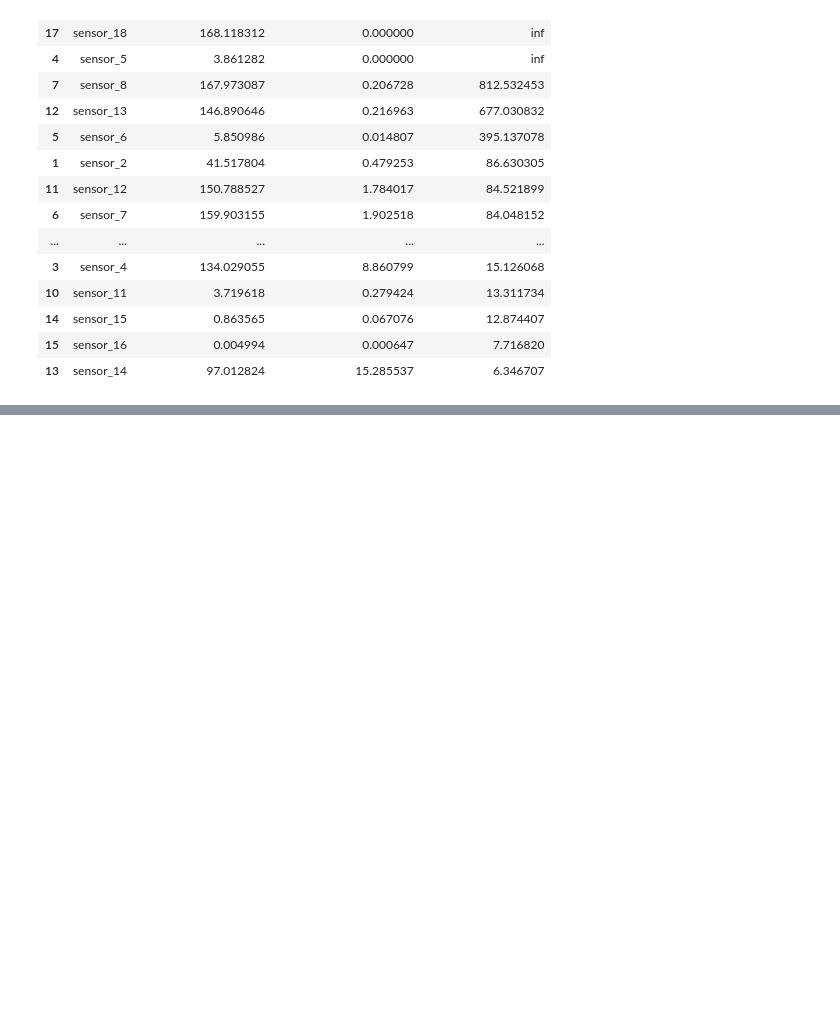
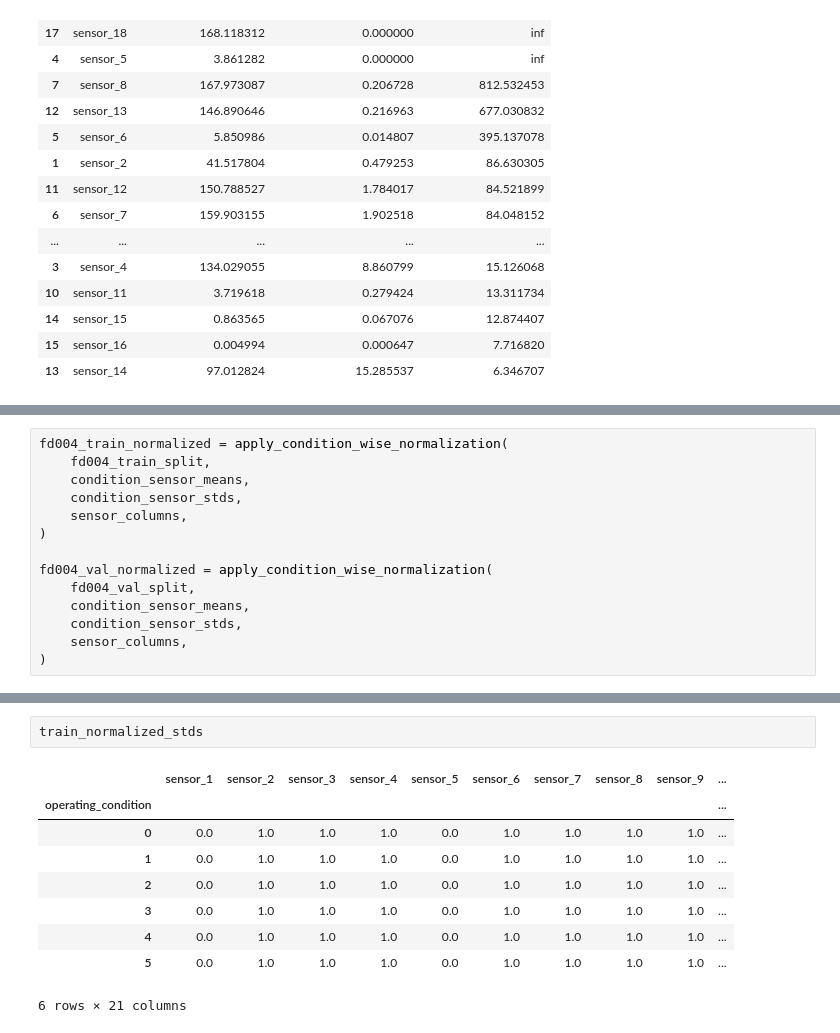
Before and after one commit to iamprakhar10/aircraft-rul-predictor, a Jupyter notebook: notebooks/03_fd004.ipynb, the cells around one changed output, grey strips where cells are left out. Cells and saved outputs as stored; diff of their text form; blank space fills up the shorter version.

```diff
--- a/notebooks/03_fd004.ipynb
+++ b/notebooks/03_fd004.ipynb
@@ -378,0 +625,14 @@ condition_effect_df
+# %%
+fd004_train_normalized = apply_condition_wise_normalization(
+    fd004_train_split,
+    condition_sensor_means,
+    condition_sensor_stds,
+    sensor_columns,
+)
+
+fd004_val_normalized = apply_condition_wise_normalization(
+    fd004_val_split,
+    condition_sensor_means,
+    condition_sensor_stds,
+    sensor_columns,
+)
@@ -378,0 +768,12 @@ condition_effect_df
+# %%
+train_normalized_stds
+# %% [output]
+|  | sensor_1 | sensor_2 | sensor_3 | sensor_4 | sensor_5 | sensor_6 | sensor_7 | sensor_8 | sensor_9 | ... |
+| operating_condition |  |  |  |  |  |  |  |  |  | ... |
+| 0 | 0.0 | 1.0 | 1.0 | 1.0 | 0.0 | 1.0 | 1.0 | 1.0 | 1.0 | ... |
+| 1 | 0.0 | 1.0 | 1.0 | 1.0 | 0.0 | 1.0 | 1.0 | 1.0 | 1.0 | ... |
+| 2 | 0.0 | 1.0 | 1.0 | 1.0 | 0.0 | 1.0 | 1.0 | 1.0 | 1.0 | ... |
+| 3 | 0.0 | 1.0 | 1.0 | 1.0 | 0.0 | 1.0 | 1.0 | 1.0 | 1.0 | ... |
+| 4 | 0.0 | 1.0 | 1.0 | 1.0 | 0.0 | 1.0 | 1.0 | 1.0 | 1.0 | ... |
+| 5 | 0.0 | 1.0 | 1.0 | 1.0 | 0.0 | 1.0 | 1.0 | 1.0 | 1.0 | ... |
+6 rows × 21 columns
```
Also changed, not shown: parts of 10 cells of this notebook.
